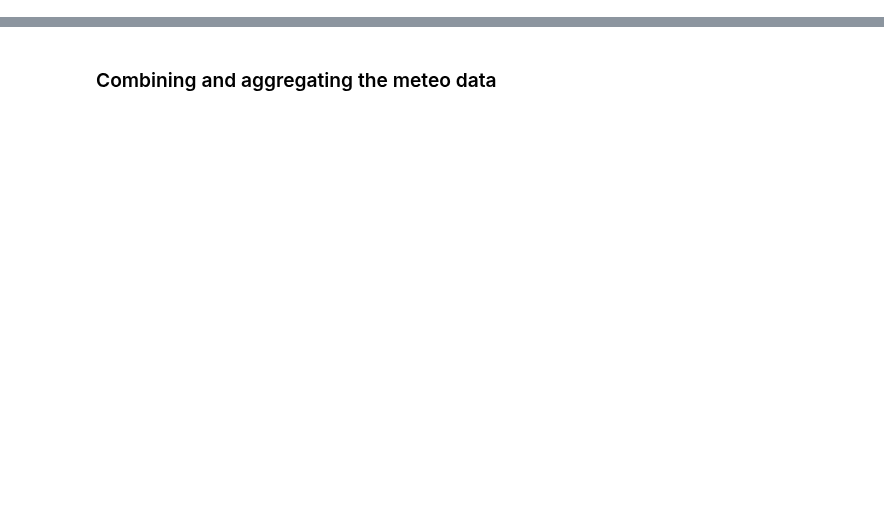
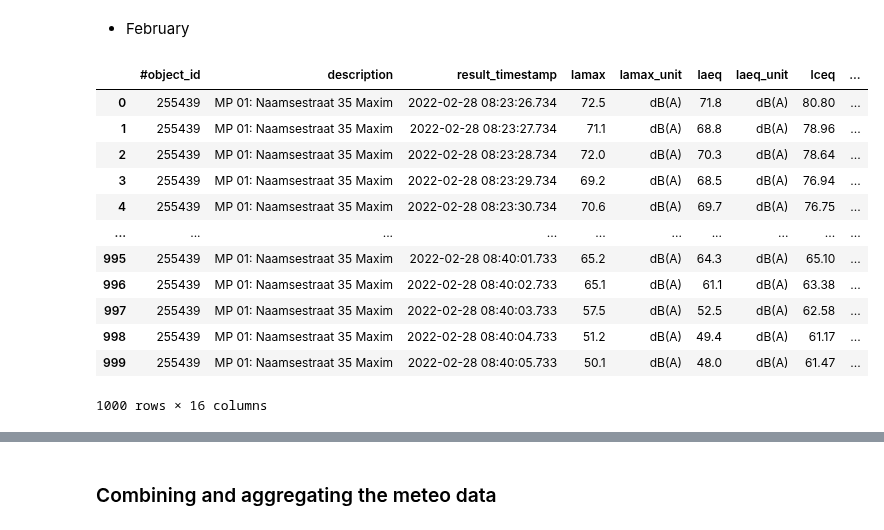
Before and after one commit to lennertvanh/MDA-Georgia, a Jupyter notebook: Preprocessing.ipynb, the cells around one changed output, grey strips where cells are left out. Saved outputs shown, nothing was run; the diff lists cells and outputs as text; code cells hidden in the pictures; blank space fills up the shorter version.

```diff
--- a/Preprocessing.ipynb
+++ b/Preprocessing.ipynb
@@ -180,0 +117,54 @@ his_dec = pd.read_csv('https://mda-georgia-bucket.s3.eu-central-1.amazonaws.com/
+# %% [markdown]
+- February
+# %%
+# Define a list of URLs
+urls = [
+    'https://mda-georgia-bucket.s3.eu-central-1.amazonaws.com/Noise+data/Feb/Feb/csv_results_42_255439_mp-01-naamsestraat-35-maxim.csv',
+    'https://mda-georgia-bucket.s3.eu-central-1.amazonaws.com/Noise+data/Feb/Feb/csv_results_42_255440_mp-02-naamsestraat-57-xior.csv',
+    'https://mda-georgia-bucket.s3.eu-central-1.amazonaws.com/Noise+data/Feb/Feb/csv_results_42_255441_mp-03-naamsestraat-62-taste.csv',
+    'https://mda-georgia-bucket.s3.eu-central-1.amazonaws.com/Noise+data/Feb/Feb/csv_results_42_255442_mp-05-calvariekapel-ku-leuven.csv',
+    'https://mda-georgia-bucket.s3.eu-central-1.amazonaws.com/Noise+data/Feb/Feb/csv_results_42_255443_mp-06-parkstraat-2-la-filosovia.csv',
+    'https://mda-georgia-bucket.s3.eu-central-1.amazonaws.com/Noise+data/Feb/Feb/csv_results_42_255444_mp-07-naamsestraat-81.csv',
+    'https://mda-georgia-bucket.s3.eu-central-1.amazonaws.com/Noise+data/Feb/Feb/csv_results_42_255445_mp-08-kiosk-stadspark.csv',
+    'https://mda-georgia-bucket.s3.eu-central-1.amazonaws.com/Noise+data/Feb/Feb/csv_results_42_280324_mp08bis---vrijthof.csv',
+    'https://mda-georgia-bucket.s3.eu-central-1.amazonaws.com/Noise+data/Feb/Feb/csv_results_42_303910_mp-04-his-hears.csv'
+   ]
+
+# Create an empty list to store the DataFrames
+dfs = []
+
+# Loop through each URL and read the CSV into a DataFrame
+for url in urls:
+    df = pd.read_csv(url, header=0, sep=';')
+    dfs.append(df)
+
+# Now we have a list of DataFrames for each URL
+# %%
+# Combining the datasets for February
+combined_feb = pd.concat(dfs, ignore_index=True)
+del dfs # deleting the separate dataframes to minimize memory usage
+# %%
+# extract the date, month, hour, minute of "result_timestamp"
+combined_feb['result_timestamp'] = pd.to_datetime(combined_feb['result_timestamp'], format='%d/%m/%Y %H:%M:%S.%f')
+
+combined_feb['result_date'] = combined_feb['result_timestamp'].dt.date
+combined_feb['result_month'] = combined_feb['result_timestamp'].dt.month
+combined_feb['result_day'] = combined_feb['result_timestamp'].dt.day
+combined_feb['result_hour'] = combined_feb['result_timestamp'].dt.hour
+combined_feb['result_minute'] = combined_feb['result_timestamp'].dt.minute
+
+combined_feb.head(1000)
+# %% [output]
+|  | #object_id | description | result_timestamp | lamax | lamax_unit | laeq | laeq_unit | lceq | ... |
+| 0 | 255439 | MP 01: Naamsestraat 35 Maxim | 2022-02-28 08:23:26.734 | 72.5 | dB(A) | 71.8 | dB(A) | 80.80 | ... |
+| 1 | 255439 | MP 01: Naamsestraat 35 Maxim | 2022-02-28 08:23:27.734 | 71.1 | dB(A) | 68.8 | dB(A) | 78.96 | ... |
+| 2 | 255439 | MP 01: Naamsestraat 35 Maxim | 2022-02-28 08:23:28.734 | 72.0 | dB(A) | 70.3 | dB(A) | 78.64 | ... |
+| 3 | 255439 | MP 01: Naamsestraat 35 Maxim | 2022-02-28 08:23:29.734 | 69.2 | dB(A) | 68.5 | dB(A) | 76.94 | ... |
+| 4 | 255439 | MP 01: Naamsestraat 35 Maxim | 2022-02-28 08:23:30.734 | 70.6 | dB(A) | 69.7 | dB(A) | 76.75 | ... |
+| ... | ... | ... | ... | ... | ... | ... | ... | ... | ... |
+| 995 | 255439 | MP 01: Naamsestraat 35 Maxim | 2022-02-28 08:40:01.733 | 65.2 | dB(A) | 64.3 | dB(A) | 65.10 | ... |
+| 996 | 255439 | MP 01: Naamsestraat 35 Maxim | 2022-02-28 08:40:02.733 | 65.1 | dB(A) | 61.1 | dB(A) | 63.38 | ... |
+| 997 | 255439 | MP 01: Naamsestraat 35 Maxim | 2022-02-28 08:40:03.733 | 57.5 | dB(A) | 52.5 | dB(A) | 62.58 | ... |
+| 998 | 255439 | MP 01: Naamsestraat 35 Maxim | 2022-02-28 08:40:04.733 | 51.2 | dB(A) | 49.4 | dB(A) | 61.17 | ... |
+| 999 | 255439 | MP 01: Naamsestraat 35 Maxim | 2022-02-28 08:40:05.733 | 50.1 | dB(A) | 48.0 | dB(A) | 61.47 | ... |
+1000 rows × 16 columns
```
Also changed, not shown: parts of 121 cells of this notebook.
